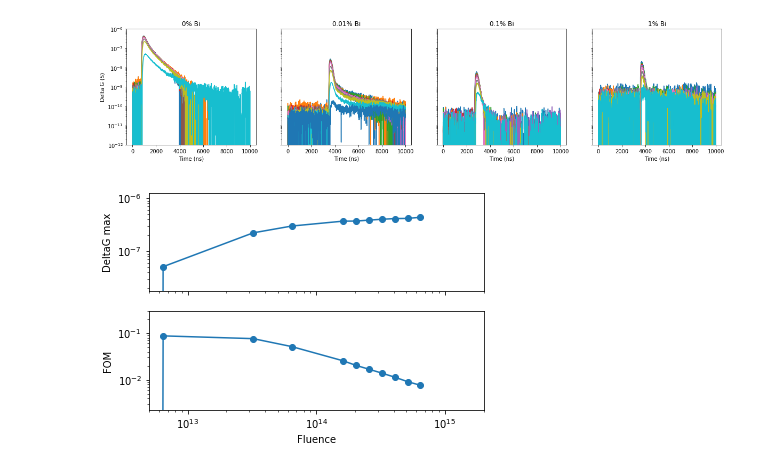
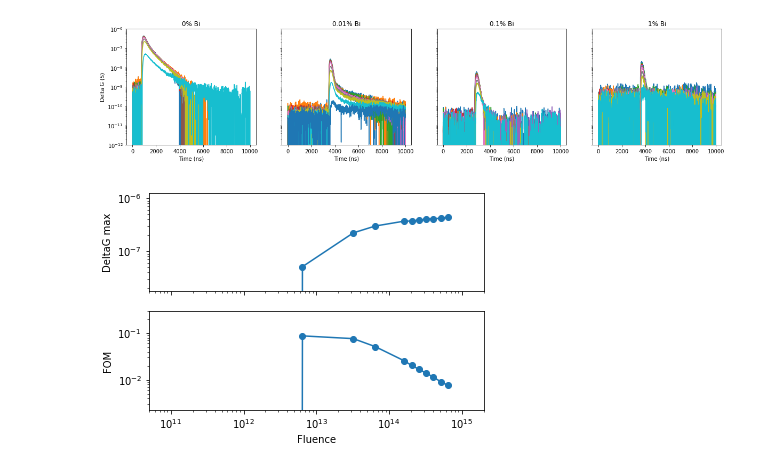
Before and after one commit to aspitarl/TRMC, a Jupyter notebook: 10-17-18.ipynb, the cells around one changed output. Drawn from its saved outputs; the diff is of its cells as text; code cells hidden in the pictures.

```diff
--- a/10-17-18.ipynb
+++ b/10-17-18.ipynb
@@ -68,16 +69,16 @@ maxG, fom = trmc.maxG_and_fom(df_A_cond)
 # %%
 fig, axes = plt.subplots(2,1, sharex = True)
 
 axes[0].plot(maxG,marker = 'o')
 axes[0].set_ylabel('DeltaG max')
 axes[1].plot(fom,marker = 'o')
 axes[1].set_ylabel('FOM')
 axes[1].set_xlabel('Fluence')
-axes[1].set_xlim(5e12,2e15)
+axes[1].set_xlim(5e10,2e15)
 
 for ax in axes:
     ax.set_yscale('log')
     ax.set_xscale('log')
     ax.margins(0.5)
 # %% [output]
-[figure, old version]
+[figure, new version]
```
Also changed, not shown: parts of 4 cells of this notebook.
